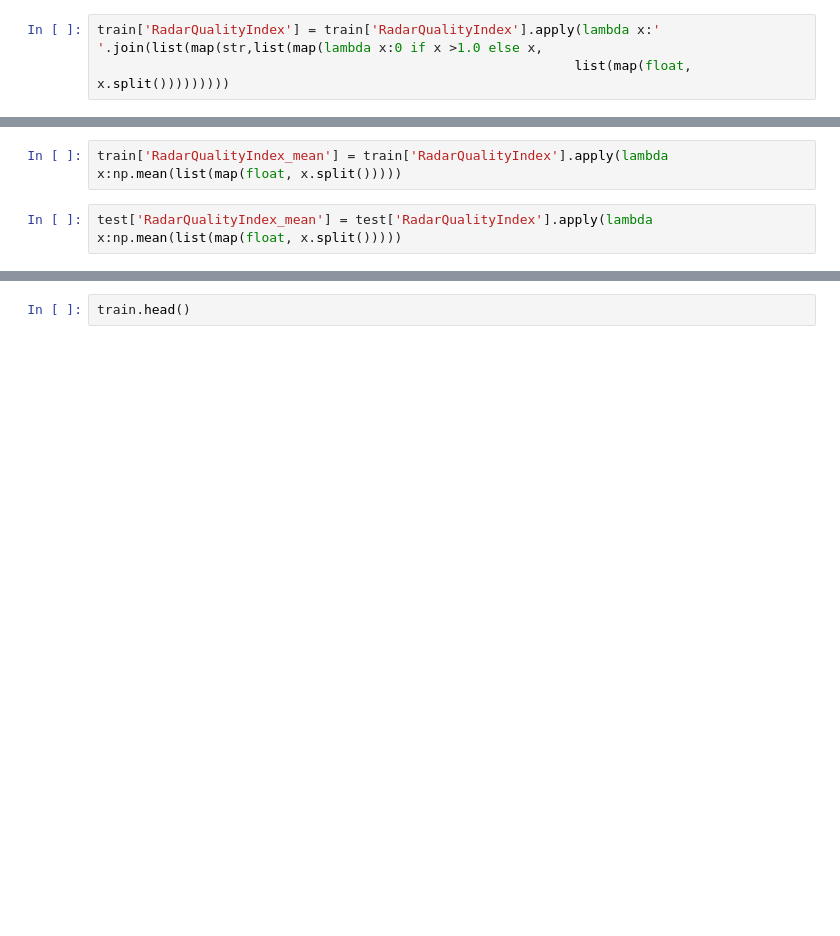
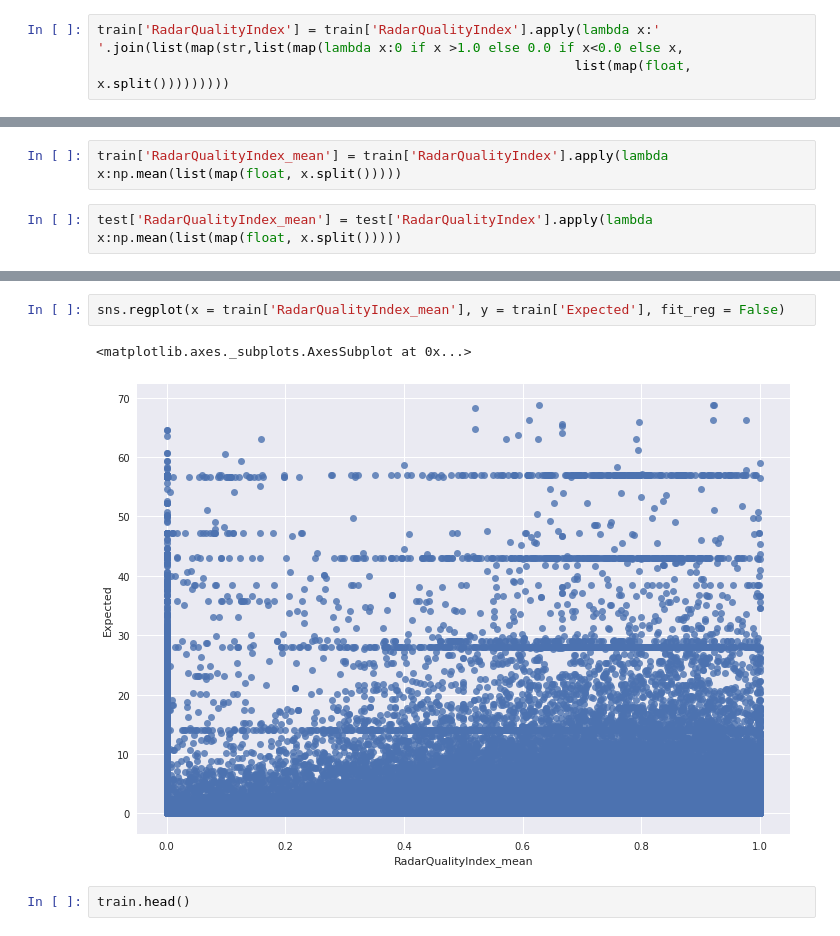
Before and after one commit to amitkvikram/MCHN-LRNG, a Jupyter notebook: kaggle/HowMuchDidItRain?/How Much did it Rain?.ipynb, the cells around one changed output, grey strips where cells are left out. Drawn from its saved outputs; the diff is of its cells as text; blank space fills up the shorter version.

```diff
--- a/kaggle/HowMuchDidItRain?/How Much did it Rain?.ipynb
+++ b/kaggle/HowMuchDidItRain?/How Much did it Rain?.ipynb
@@ -252,4 +247,4 @@ test['RadarQualityIndex'] = test['RadarQualityIndex'].apply(lambda x:' '.join(li
                                                              list(map(float, x.split()))))))))
 # %%
-train['RadarQualityIndex'] = train['RadarQualityIndex'].apply(lambda x:' '.join(list(map(str,list(map(lambda x:0 if x >1.0 else x,
+train['RadarQualityIndex'] = train['RadarQualityIndex'].apply(lambda x:' '.join(list(map(str,list(map(lambda x:0 if x >1.0 else 0.0 if x<0.0 else x,
                                                              list(map(float, x.split()))))))))
@@ -282,3 +275,8 @@ test['RadarQualityIndex_mean'] = test['RadarQualityIndex'].apply(lambda x:np.mea
+# %%
+sns.regplot(x = train['RadarQualityIndex_mean'], y = train['Expected'], fit_reg = False)
+# %% [output]
+<matplotlib.axes._subplots.AxesSubplot at 0x...>
+[figure, added]
 # %%
 train.head()
 # %% [output]
```
Also changed, not shown: parts of 47 cells of this notebook, 4 other files.
